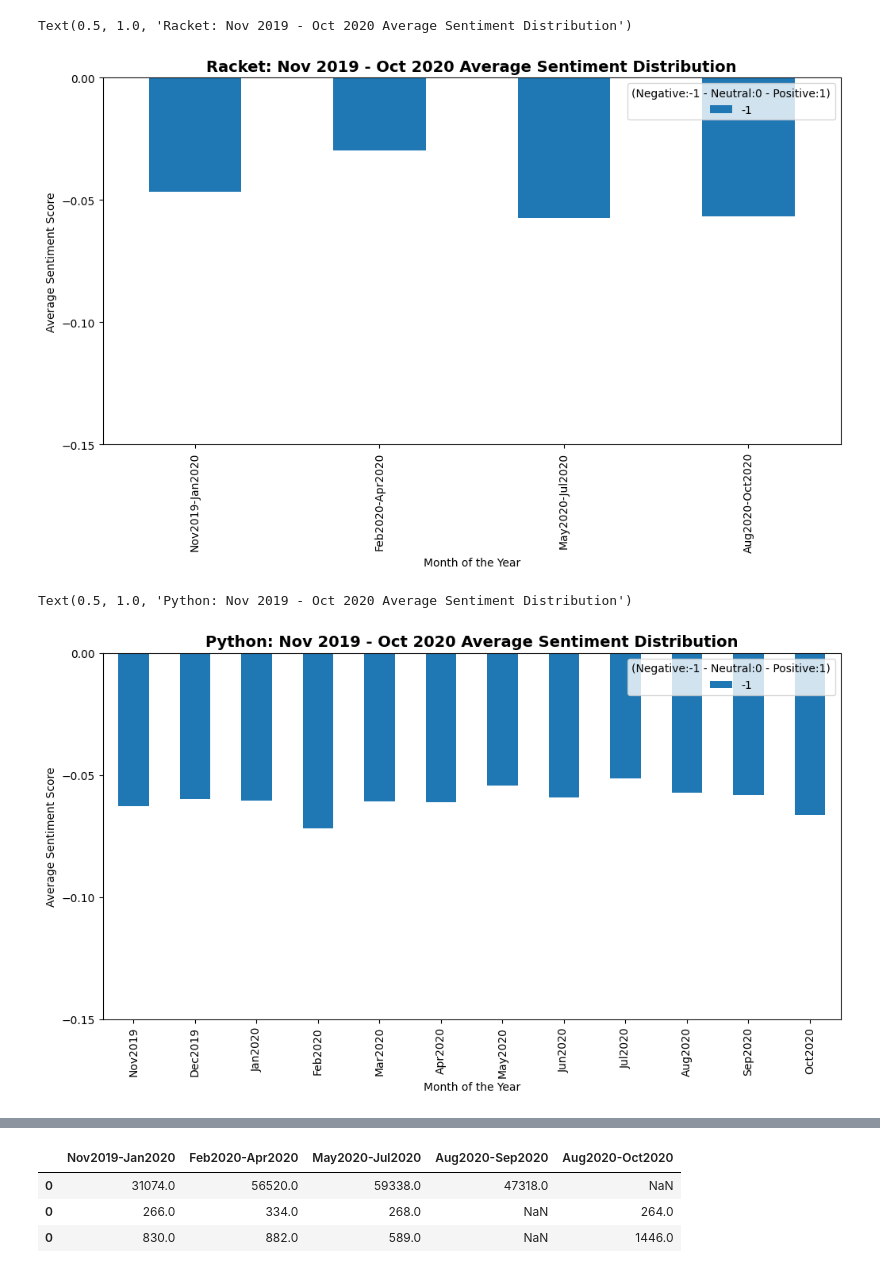
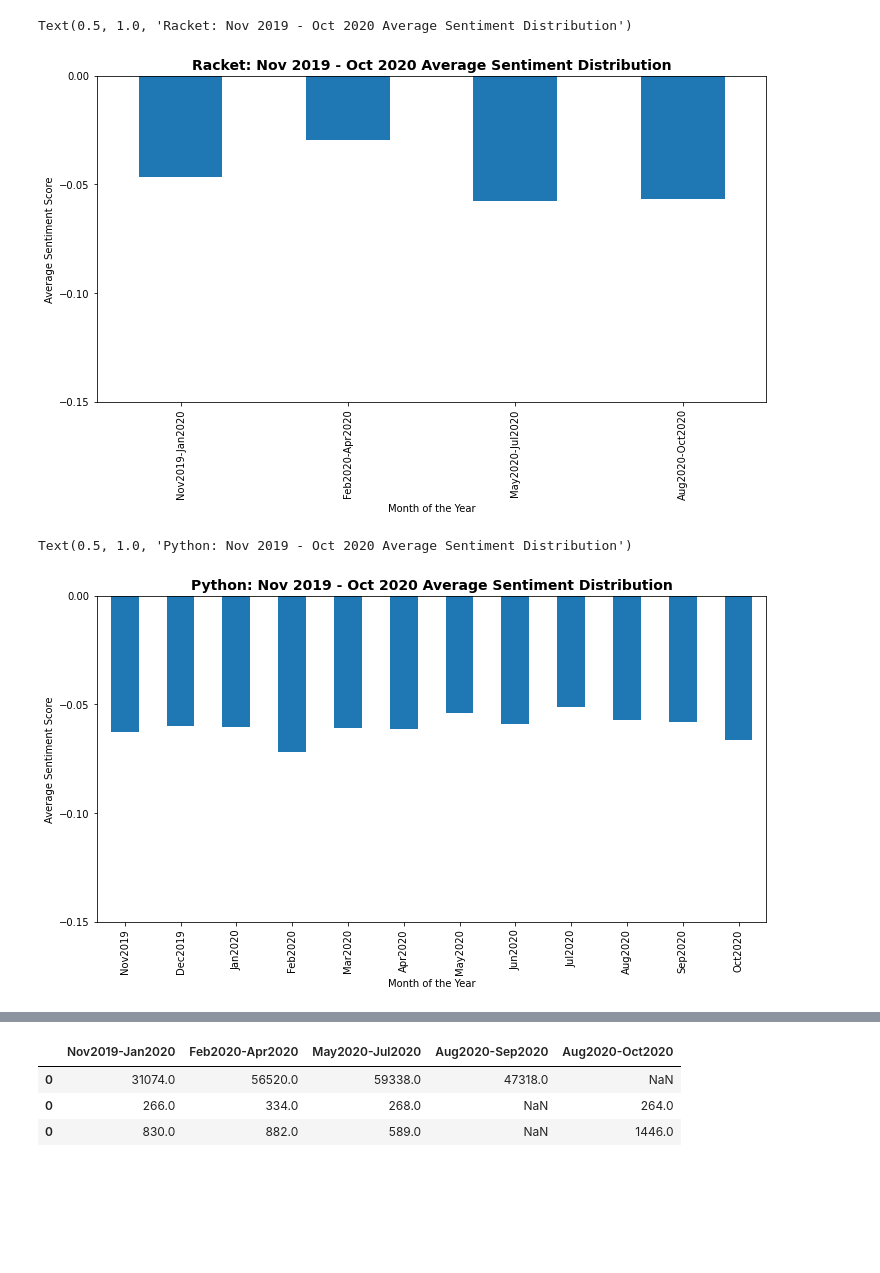
Before and after one commit to Tomgroot/empiricalSE, a Jupyter notebook: meanCalc.ipynb, the cells around one changed output, grey strips where cells are left out. Cells and saved outputs as stored; diff of their text form; code cells hidden in the pictures; blank space fills up the shorter version.

```diff
--- a/meanCalc.ipynb
+++ b/meanCalc.ipynb
@@ -38,24 +40,26 @@ Text(0.5, 1.0, 'Clojurians: Nov 2019 - Oct 2020 Average Sentiment Distribution')
 racket_fileList = ['racketgeneral_Nov2019-Jan2020-CR.csv', 'acket_general_Feb2020-Apr2020-CR.csv', 'acket_general_May2020-Jul2020-CR.csv', 'acket_general_Aug2020-Oct2020-CR.csv']
 racket_lst = [calcMean(file) for file in racket_fileList]
 racket_df = pd.DataFrame({'Nov2019-Jan2020': racket_lst[0], 'Feb2020-Apr2020': racket_lst[1], 'May2020-Jul2020': racket_lst[2], 'Aug2020-Oct2020': racket_lst[3]}, index=[0])
-racket_df.T.plot.bar(yticks= np.linspace(0, -0.5, 11)[:4], xlabel='Month of the Year', ylabel='Average Sentiment Score', figsize=(12,6)).legend(loc='upper right', title='(Negative:-1 - Neutral:0 - Positive:1)', labels=[-1])
+chart = racket_df.T.plot.bar(yticks= np.linspace(0, -0.5, 11)[:4], xlabel='Month of the Year', ylabel='Average Sentiment Score', figsize=(12,6))
+chart.get_legend().remove()
 plt.title('Racket: Nov 2019 - Oct 2020 Average Sentiment Distribution', fontsize= 14, fontweight='bold')
 # %% [output]
 Text(0.5, 1.0, 'Racket: Nov 2019 - Oct 2020 Average Sentiment Distribution')
-[figure, old version]
+[figure, new version]
 # %%
 python_fileList = ['pythongeneralNov2019-CR.csv', 'pythongeneralDec2019-CR.csv', 'pythongeneralJan2020-CR.csv', 'pythongeneralFeb2020-CR.csv',
                    'pythongeneralMar2020-CR.csv', 'pythongeneralApr2020-CR.csv', 'pythongeneralMay2020-CR.csv', 'pythongeneralJun2020-CR.csv',
                    'pythongeneralJul2020-CR.csv', 'pythongeneralAug2020-CR.csv', 'pythongeneralSep2020-CR.csv', 'pythongeneralOct2020-CR.csv']
 python_lst = [calcMean(file) for file in python_fileList]
 python_df = pd.DataFrame({'Nov2019': python_lst[0], 'Dec2019': python_lst[1], 'Jan2020': python_lst[2], 'Feb2020': python_lst[3],
                           'Mar2020': python_lst[4], 'Apr2020': python_lst[5], 'May2020': python_lst[6], 'Jun2020': python_lst[7],
                           'Jul2020': python_lst[8], 'Aug2020': python_lst[9], 'Sep2020': python_lst[10], 'Oct2020': python_lst[11]}, index=[0])
-python_df.T.plot.bar(yticks= np.linspace(0, -0.5, 11)[:4], xlabel='Month of the Year', ylabel='Average Sentiment Score', figsize=(12,6)).legend(loc='upper right', title='(Negative:-1 - Neutral:0 - Positive:1)', labels=[-1])
+chart = python_df.T.plot.bar(yticks= np.linspace(0, -0.5, 11)[:4], xlabel='Month of the Year', ylabel='Average Sentiment Score', figsize=(12,6))
+chart.get_legend().remove()
 plt.title('Python: Nov 2019 - Oct 2020 Average Sentiment Distribution', fontsize= 14, fontweight='bold')
 # %% [output]
 Text(0.5, 1.0, 'Python: Nov 2019 - Oct 2020 Average Sentiment Distribution')
-[figure, old version]
+[figure, new version]
 # %%
 go_freq = [calcFreq(file) for file in go_fileList]
 go_df_freq = pd.DataFrame(go_freq, index=go_df.columns)
```
Also changed, not shown: parts of 6 cells of this notebook, 1 other file.
